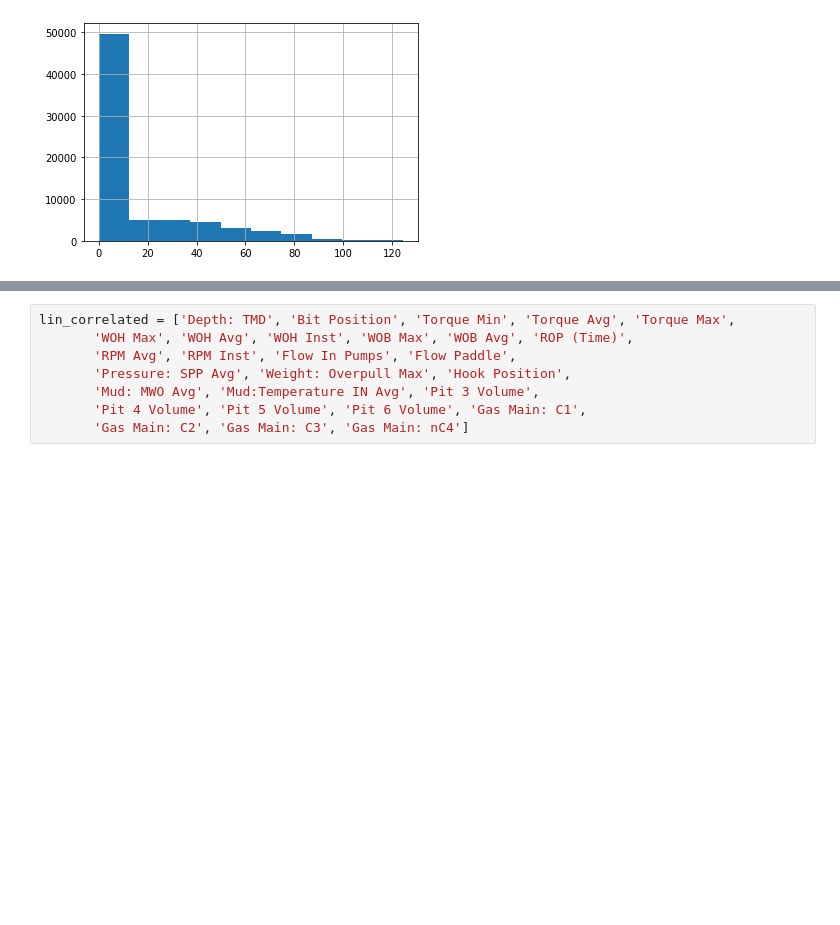
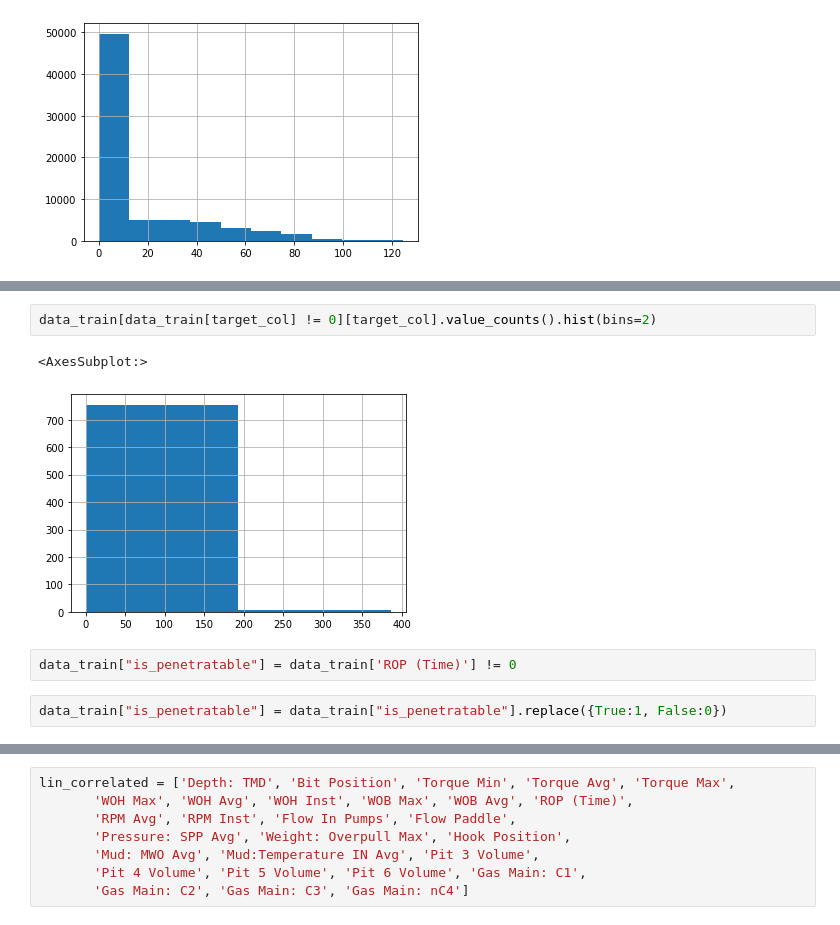
Before and after one commit to BrouthenKamel/haick-datathon, a Jupyter notebook: Sonatrach_Challenge.ipynb, the cells around one changed output, grey strips where cells are left out. Drawn from its saved outputs; the diff is of its cells as text; blank space fills up the shorter version.

```diff
--- a/Sonatrach_Challenge.ipynb
+++ b/Sonatrach_Challenge.ipynb
@@ -40,0 +98,9 @@ data_train[target_col].hist()
+# %%
+data_train[data_train[target_col] != 0][target_col].value_counts().hist(bins=2)
+# %% [output]
+<AxesSubplot:>
+[figure, added]
+# %%
+data_train["is_penetratable"] = data_train['ROP (Time)'] != 0
+# %%
+data_train["is_penetratable"] = data_train["is_penetratable"].replace({True:1, False:0})
```
Also changed, not shown: parts of 27 cells of this notebook.
